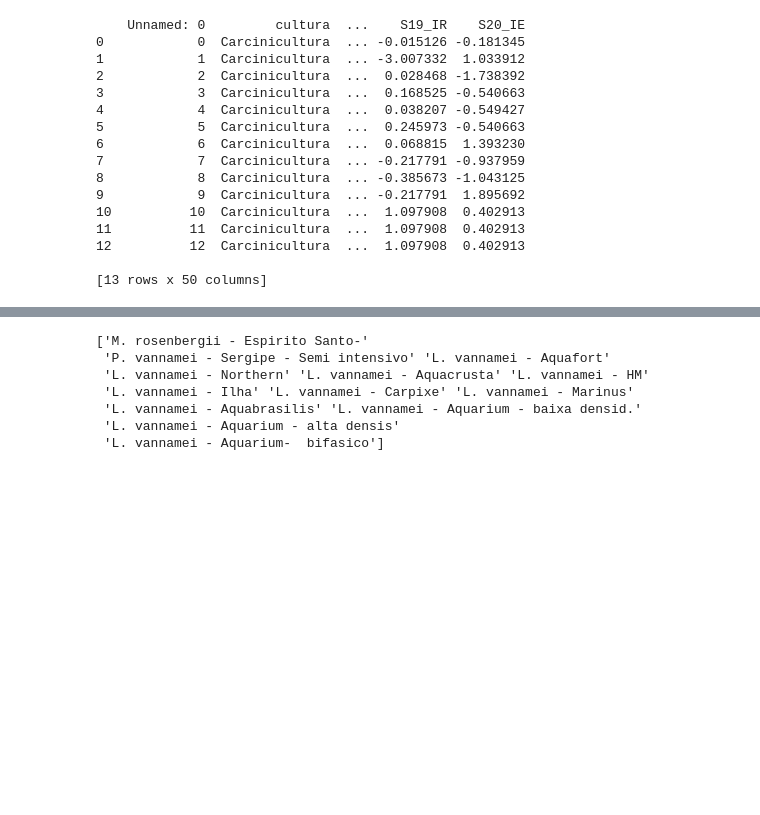
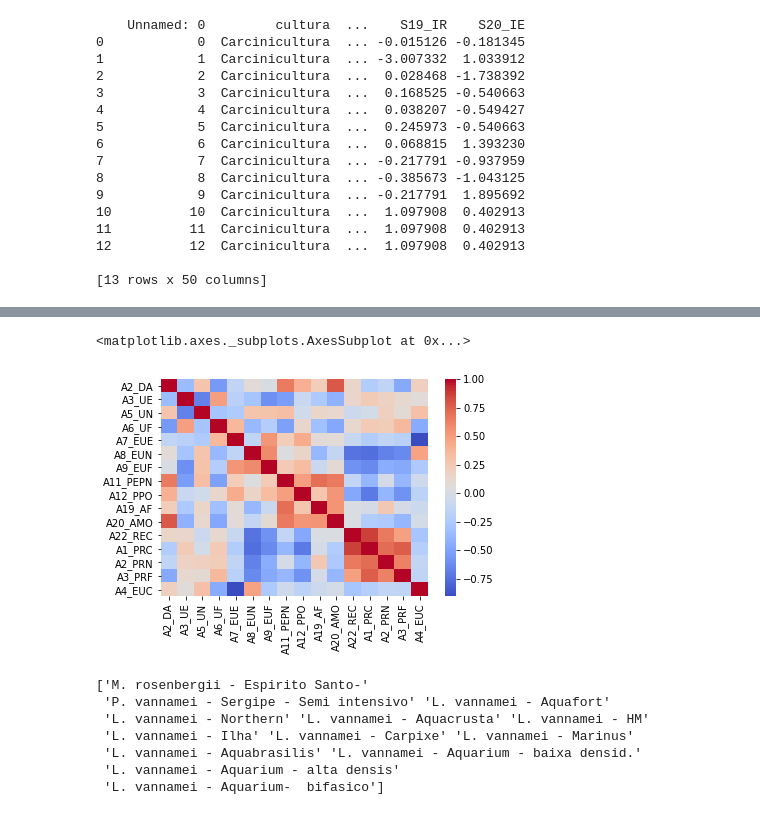
Before and after one commit to christianadriano/PCA_AquacultureSystem, a Jupyter notebook: WithinGroup_EnvironmentalFactors_PCA.ipynb, the cells around one changed output, grey strips where cells are left out. Drawn from its saved outputs; the diff is of its cells as text; code cells hidden in the pictures; blank space fills up the shorter version.

```diff
--- a/WithinGroup_EnvironmentalFactors_PCA.ipynb
+++ b/WithinGroup_EnvironmentalFactors_PCA.ipynb
@@ -44,3 +44,27 @@ feature_names = [name for name in column_names if name.startswith("A")]
 list_names = ['cultivo'] + feature_names
 df_cultivo = df[list_names]
 df_cultivo.head()
+# %%
+#Look at correlations
+import pandas as pd
+import matplotlib.pyplot as plt
+import seaborn as sns
+
+corr = df_cultivo.corr()
+
+# using a styled panda's dataframe from https://stackoverflow.com/a/42323184/1215012
+cmap = 'coolwarm'
+
+def magnify():
+    return [dict(selector="th", props=[("font-size", "7pt")]),
+            dict(selector="td", props=[('padding', "0em 0em")]),
+            dict(selector="th:hover", props=[("font-size", "12pt")]),
+            dict(selector="tr:hover td:hover",
+                 props=[('max-width', '200px'), ('font-size', '12pt')])
+]
+
+corr.style.background_gradient(cmap, axis=1)\
+    .set_properties(**{'max-width': '80px', 'font-size': '10pt'})\
+    .set_caption("Hover to magify")\
+    .set_precision(2)\
+    .set_table_styles(magnify())
@@ -47,3 +90,9 @@ df_cultivo.head()
+# %%
+#smaller chart
+sns.heatmap(corr, xticklabels=corr.columns, yticklabels=corr.columns, cmap='coolwarm')
+# %% [output]
+<matplotlib.axes._subplots.AxesSubplot at 0x...>
+[figure, added]
 # %%
 #Normalize the data to have MEAN==0
 from sklearn.preprocessing import StandardScaler
```
Also changed, not shown: parts of 2 cells of this notebook.
